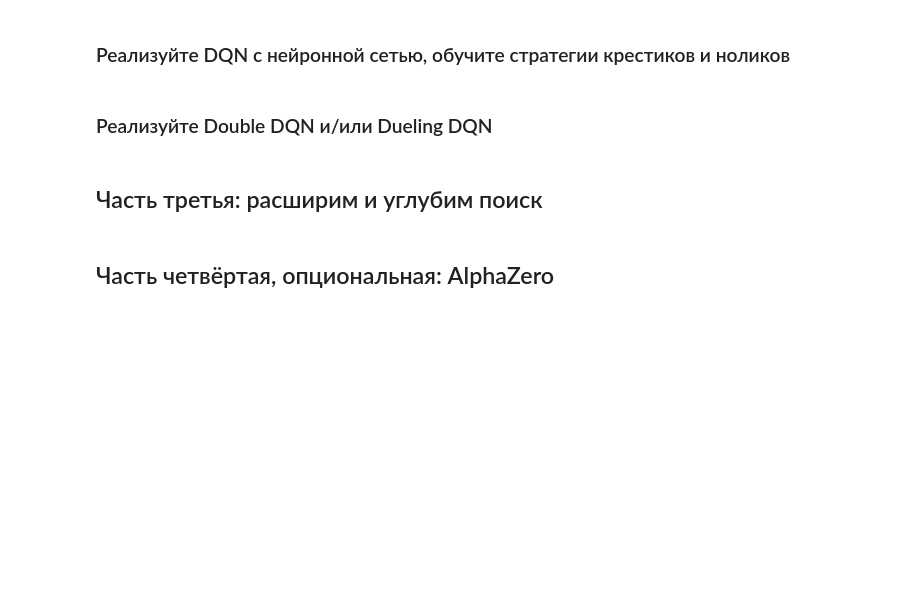
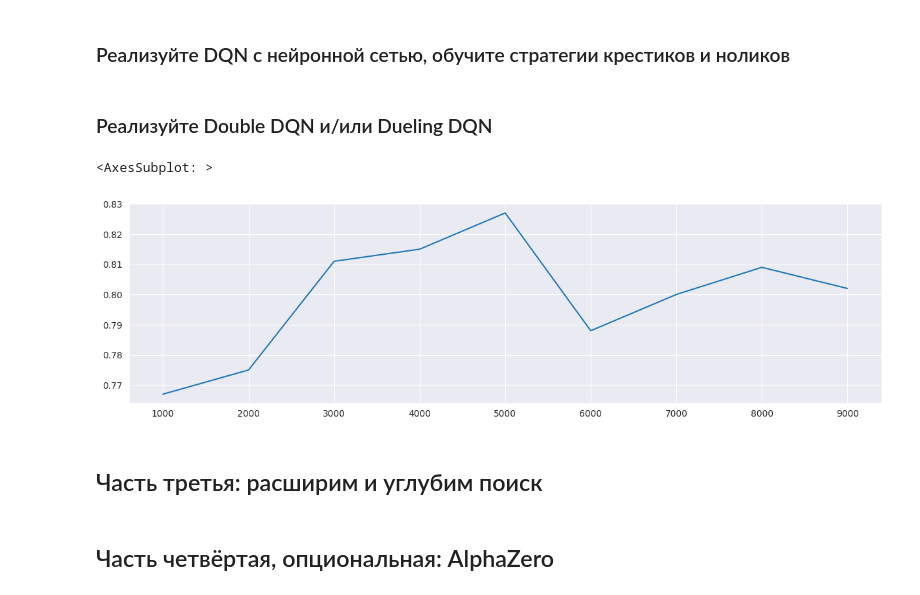
Before and after one commit to dertty/RL_and_Advanced_DL_HW2, a Jupyter notebook: hw.ipynb, the cells around one changed output. Drawn from its saved outputs; the diff is of its cells as text; code cells hidden in the pictures; blank space fills up the shorter version.

```diff
--- a/hw.ipynb
+++ b/hw.ipynb
@@ -228,0 +238,28 @@ pd.Series(rewards_crosses).rolling(500, step=10, min_periods=10).mean().plot(fig
+# %%
+Transition = namedtuple('Transition', ('state', 'action', 'next_state', 'reward'))
+
+
+class ReplayMemory(object):
+
+    def __init__(self, capacity):
+        self.memory = deque([],maxlen=capacity)
+
+    def push(self, *args):
+        """Save a transition"""
+        self.memory.append(Transition(*args))
+
+    def sample(self, batch_size):
+        return random.sample(self.memory, batch_size)
+
+    def __len__(self):
+        return len(self.memory)
+
+
+class DQN(nn.Module):
+    def __init__(self, size):
+        super(DQN, self).__init__()
+        self.conv = nn.Conv2d(1, size ** 2, kernel_size = size)
+
+    def forward(self, x):
+        x = self.conv(x)
+        return x
@@ -229,3 +365,11 @@ pd.Series(rewards_crosses).rolling(500, step=10, min_periods=10).mean().plot(fig
+# %%
+dqn = DQN_Learning(model=DQN)
+rewards_crosses, losses = dqn.games()
+# %%
+pd.Series(rewards_crosses).rolling(1000, step=1000, min_periods=1000).mean().plot(figsize=(15, 4), grid=True)
+# %% [output]
+<AxesSubplot: >
+[figure, added]
 # %% [markdown]
 ## Часть третья: расширим и углубим поиск
 # %% [markdown]
```
Also changed, not shown: parts of 6 cells of this notebook, 2 other files.
